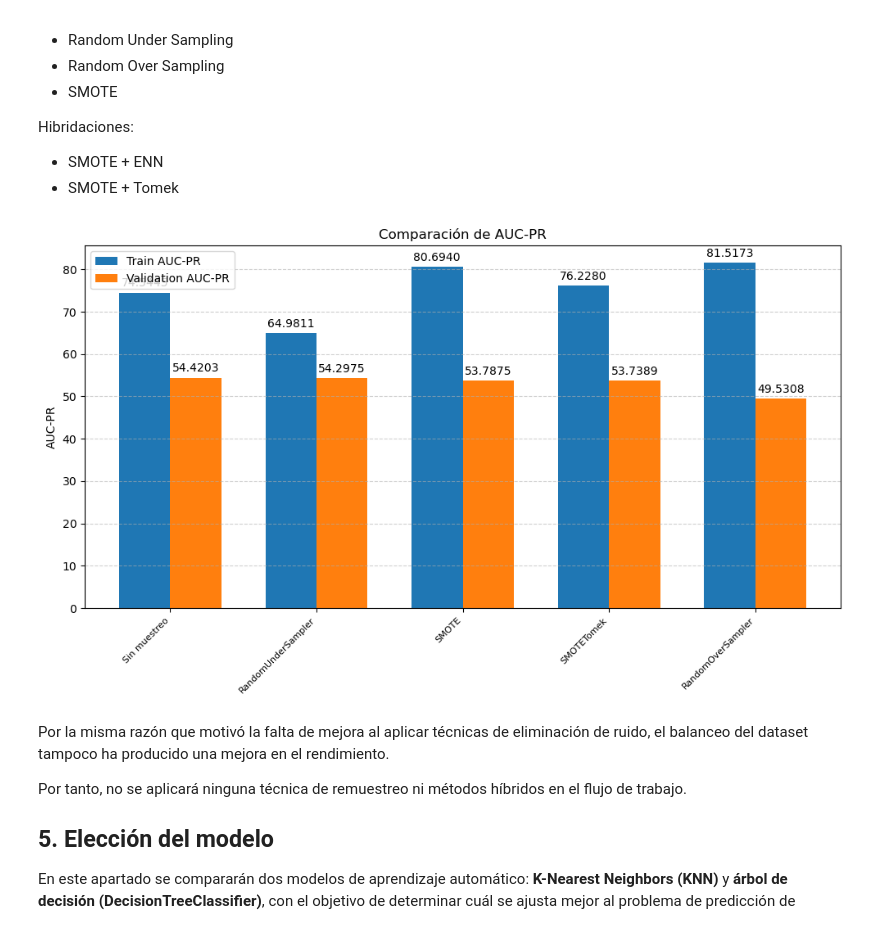
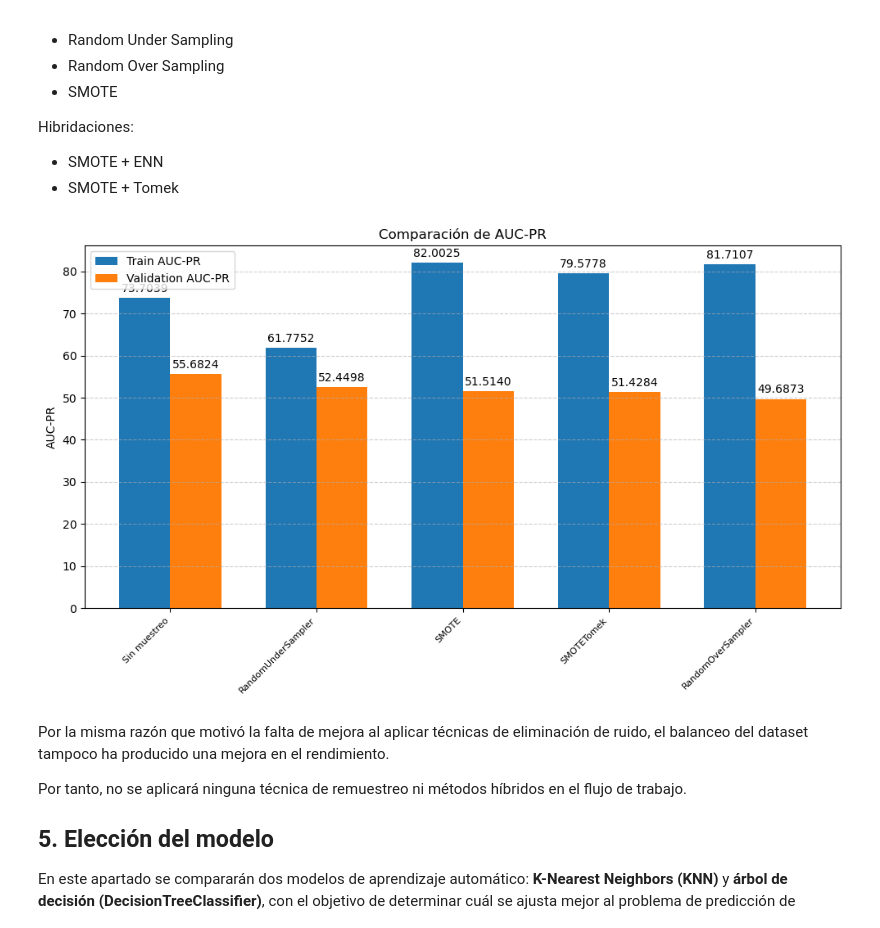
Before and after one commit to GOIH/MineriaDatos, a Jupyter notebook: analisis.ipynb, the cells around one changed output. Drawn from its saved outputs; the diff is of its cells as text; code cells hidden in the pictures.

```diff
--- a/analisis.ipynb
+++ b/analisis.ipynb
@@ -1795,13 +1795,13 @@ for nombre_reductor, reductor in reductores:
 
     # Preprocesador para variables numéricas transformadas
     numerical_trans_preprocessor = Pipeline(steps=[
-        ('imputer', SimpleImputer(strategy="mean")),
+        ('imputer', KNNImputer()),
         ('transformer', QuantileTransformer())
     ])
 
     # Preprocesador para variables numéricas no transformadas
     numerical_preprocessor = Pipeline(steps=[
-        ('imputer', SimpleImputer(strategy="mean")),
+        ('imputer', KNNImputer()),
         ('out_detector', OutlierDetecion_treatment_IQR(k=1))
     ])
 
@@ -1817,15 +1817,7 @@ for nombre_reductor, reductor in reductores:
     # Creamos los pasos de la pipeline
     steps = [('var_generator', GeneradorVariables()),
              ("preprocessor", preprocessor),
-             ('corr_filter', corr_selection(umbral=0.8)),
-             ('sfs', SequentialFeatureSelector(
-                 estimator=clf_base,
-                 n_features_to_select=10,
-                 direction='forward',
-                 scoring=score_PR,
-                 cv=cv,
-                 n_jobs=-1)
-                 )
+             ('corr_filter', corr_selection(umbral=0.9))
             ]
 
     # Añadimos reductor si corresponde
@@ -1847,7 +1839,7 @@ for nombre_reductor, reductor in reductores:
         n_dimensiones = modelo.named_steps['reductor'].n_components_
     else:
         # Sin transformación adicional
-        n_dimensiones = 10
+        n_dimensiones = 16
 
     nombre_prueba_final = f"{nombre_reductor} (Dimensionalidad: {n_dimensiones})"
 
@@ -1893,13 +1885,13 @@ for tecnica in tecnicas_eliminacion_ruido:
 
     # Preprocesador para variables numéricas transformadas
     numerical_trans_preprocessor = Pipeline(steps=[
-        ('imputer', SimpleImputer(strategy="mean")),
+        ('imputer', KNNImputer()),
         ('transformer', QuantileTransformer())
     ])
 
     # Preprocesador para variables numéricas no transformadas
     numerical_preprocessor = Pipeline(steps=[
-        ('imputer', SimpleImputer(strategy="mean")),
+        ('imputer', KNNImputer()),
         ('out_detector', OutlierDetecion_treatment_IQR(k=1))
     ])
 
@@ -1915,15 +1907,7 @@ for tecnica in tecnicas_eliminacion_ruido:
     # Creamos los pasos de la pipeline
     steps = [('var_generator', GeneradorVariables()),
              ("preprocessor", preprocessor),
-             ('corr_filter', corr_selection(umbral=0.8)),
-             ('sfs', SequentialFeatureSelector(
-                 estimator=clf_base,
-                 n_features_to_select=10,
-                 direction='forward',
-                 scoring=score_PR,
-                 cv=cv,
-                 n_jobs=-1)
-                 )
+             ('corr_filter', corr_selection(umbral=0.9))
             ]
 
     if tecnica is not None:
@@ -1984,13 +1968,13 @@ for muestreo in muestreos:
 
     # Preprocesador para variables numéricas transformadas
     numerical_trans_preprocessor = Pipeline(steps=[
-        ('imputer', SimpleImputer(strategy="mean")),
+        ('imputer', KNNImputer()),
         ('transformer', QuantileTransformer())
     ])
 
     # Preprocesador para variables numéricas no transformadas
     numerical_preprocessor = Pipeline(steps=[
-        ('imputer', SimpleImputer(strategy="mean")),
+        ('imputer', KNNImputer()),
         ('out_detector', OutlierDetecion_treatment_IQR(k=1))
     ])
 
@@ -1999,43 +1983,35 @@ for muestreo in muestreos:
         transformers=[
             ('categorical_preprocessor', categorical_preprocessor, variables_categoricas),
             ('numerical_trans_preprocessor', numerical_trans_preprocessor, variables_numericas_trans),
             ('numerical_preprocessor', numerical_preprocessor, variables_numericas_no_trans)
         ]
     )
 
     # Creamos los pasos de la pipeline
     steps = [('var_generator', GeneradorVariables()),
              ("preprocessor", preprocessor),
-             ('corr_filter', corr_selection(umbral=0.8)),
-             ('sfs', SequentialFeatureSelector(
-                 estimator=clf_base,
-                 n_features_to_select=10,
-                 direction='forward',
-                 scoring=score_PR,
-                 cv=cv,
-                 n_jobs=-1)
-                 )
+             ('corr_filter', corr_selection(umbral=0.9))
             ]
 
     if muestreo is not None:
         nombre_tecnica = muestreo.__class__.__name__
         steps.append(('muestreo', muestreo))
     else:
         nombre_tecnica = "Sin muestreo"
 
     steps.append(("clf", clf_base))
 
     modelo = Pipeline(steps)
 
     _, train_auc_pr, val_auc_pr, cm_train, cm_val = obtener_resultados(modelo, X_train, y_train, X_val1, y_val1)
 
     resultados.append({"nombre_prueba" : nombre_tecnica,
                   "train_auc_pr" : train_auc_pr,
                   "val_auc_pr" : val_auc_pr})
 
 comparar_resultados(resultados)
 # %% [output]
-[figure, old version]
+[figure, new version]
 # %% [markdown]
 Por la misma razón que motivó la falta de mejora al aplicar técnicas de eliminación de ruido, el balanceo del dataset tampoco ha producido una mejora en el rendimiento.
 
```
Also changed, not shown: parts of 25 cells of this notebook.
